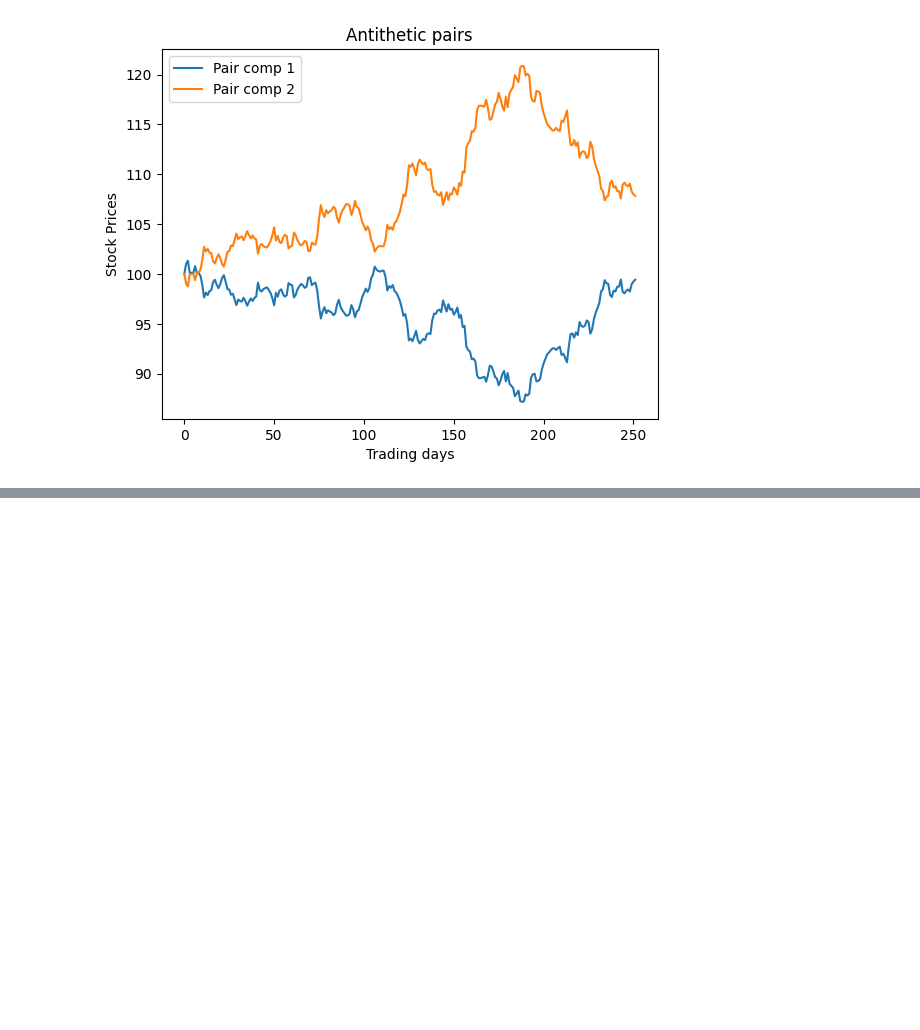
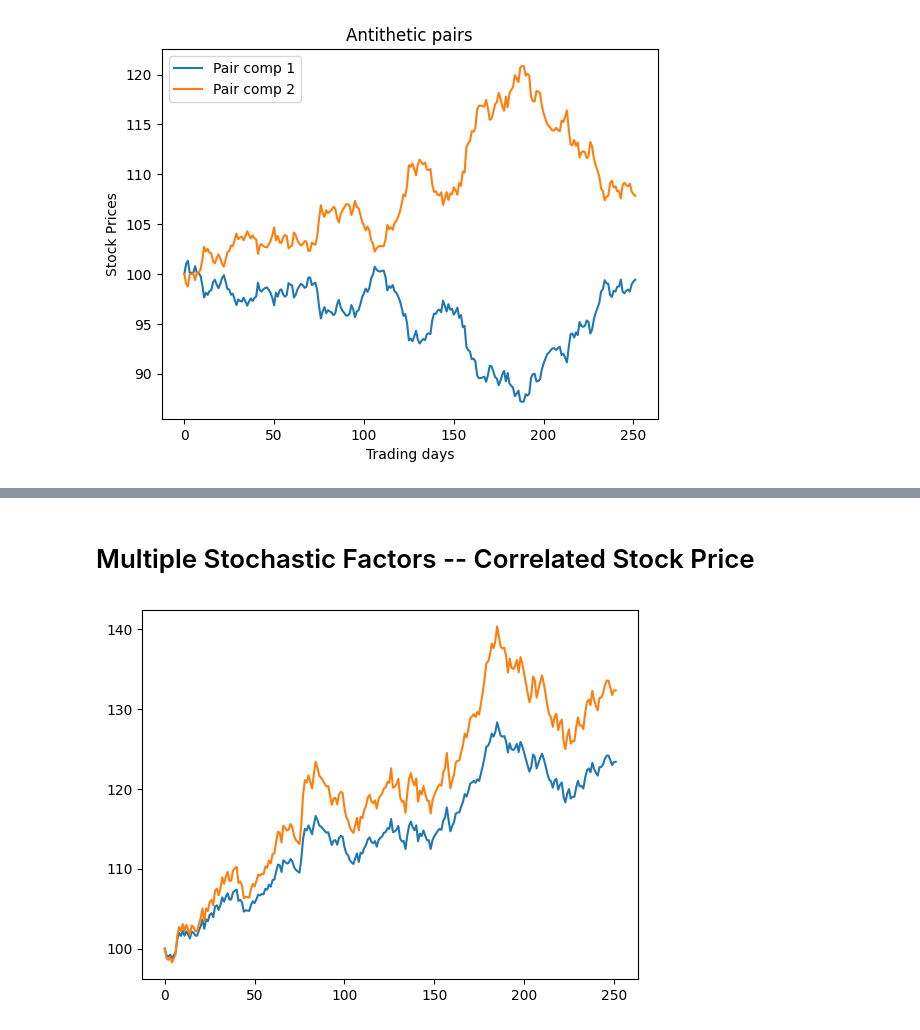
Before and after one commit to aruneshroy91/Implimenting_Derivative_Models_Python, a Jupyter notebook: Monte_carlo_option_pricing.ipynb, the cells around one changed output, grey strips where cells are left out. Drawn from its saved outputs; the diff is of its cells as text; code cells hidden in the pictures; blank space fills up the shorter version.

```diff
--- a/Monte_carlo_option_pricing.ipynb
+++ b/Monte_carlo_option_pricing.ipynb
@@ -61,0 +70,8 @@ C0expected = np.exp(-r*T)*(1/numiter)*np.sum(call_mc, axis=1)
+# %% [markdown]
+# Multiple Stochastic Factors -- Correlated Stock Price
+# %%
+correlated_stocks = mco.monte_carlo.correlated_price(S0=100, r=0.04, T=1, sigma=0.1, dlta=0.00, N=252, rho=0.8)
+plt.plot(correlated_stocks)
+plt.show()
+# %% [output]
+[figure, added]
```
Also changed, not shown: parts of 10 cells of this notebook, 2 other files.
